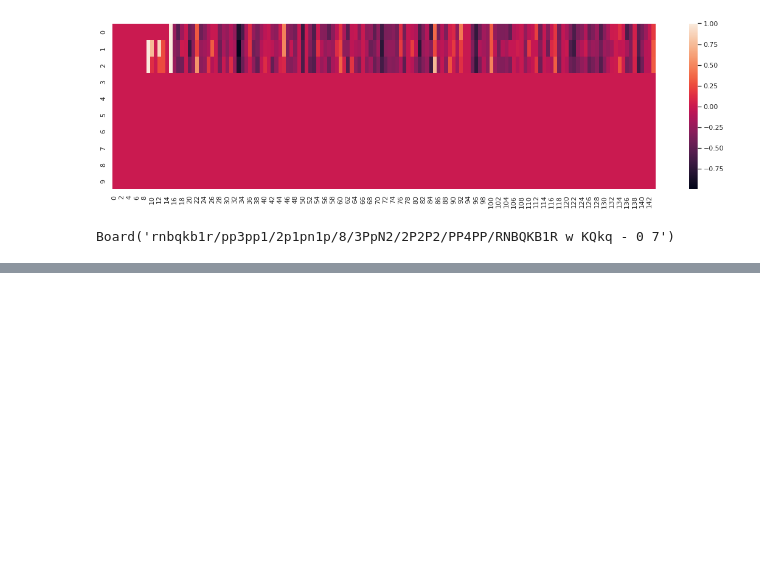
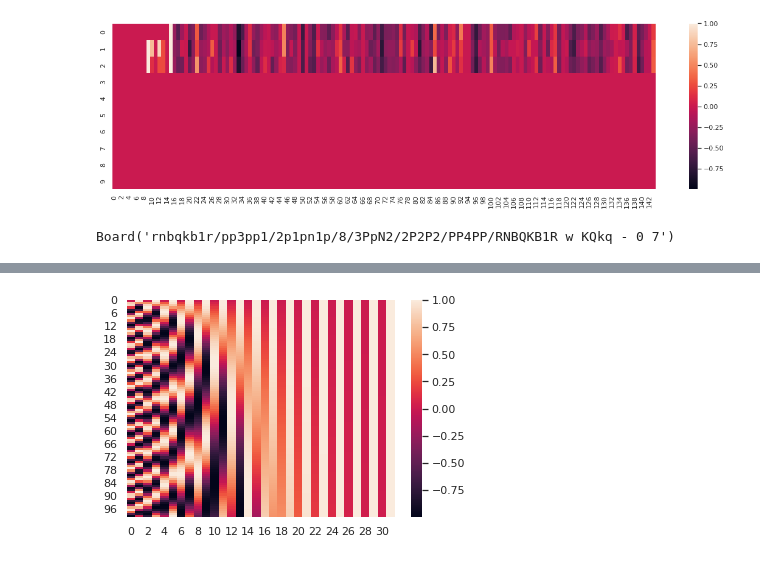
Before and after one commit to justinsvegliato/meta-level-reinforcement-learning, a Jupyter notebook: Chess Env.ipynb, the cells around one changed output, grey strips where cells are left out. Drawn from its saved outputs; the diff is of its cells as text; code cells hidden in the pictures; blank space fills up the shorter version.

Commit message:
improvements to search q model

```diff
--- a/Chess Env.ipynb
+++ b/Chess Env.ipynb
@@ -209,0 +228,12 @@ Board('rnbqkb1r/pp3pp1/2p1pn1p/8/3PpN2/2P2P2/PP4PP/RNBQKB1R w KQkq - 0 7')
+# %%
+object_env = ChessVsRandom()
+object_env.reset()
+
+chess_network = badgyal.BGNet(cuda=True)
+q_hat = ChessQFunction(chess_network)
+initial_tree = SearchTree(object_env, ChessState.extract_state(object_env), q_hat)
+meta_env = MetaEnv(object_env, initial_tree, max_tree_size=10)
+tf_env = TFPyEnvironment(GymWrapper(meta_env))
+
+q_net = SearchQModel(head_dim=32)
+# agent = create_dqn_agent(tf_env, q_net)
@@ -209,0 +316,17 @@ Board('rnbqkb1r/pp3pp1/2p1pn1p/8/3PpN2/2P2P2/PP4PP/RNBQKB1R w KQkq - 0 7')
+# %%
+import numpy as np
+
+def positional_encoding(k, d, n=10000):
+    P = np.zeros((d,))
+    for i in np.arange(int(d/2)):
+        denominator = np.power(n, 2*i/d)
+        P[2*i] = np.sin(k/denominator)
+        P[2*i + 1] = np.cos(k/denominator)
+    return P
+# %%
+sns.heatmap([
+    positional_encoding(k, 32, n=10000)
+    for k in meta_env.tree.node_list
+]);
+# %% [output]
+[figure, added]
```
Also changed, not shown: parts of 14 cells of this notebook, 11 other files.
